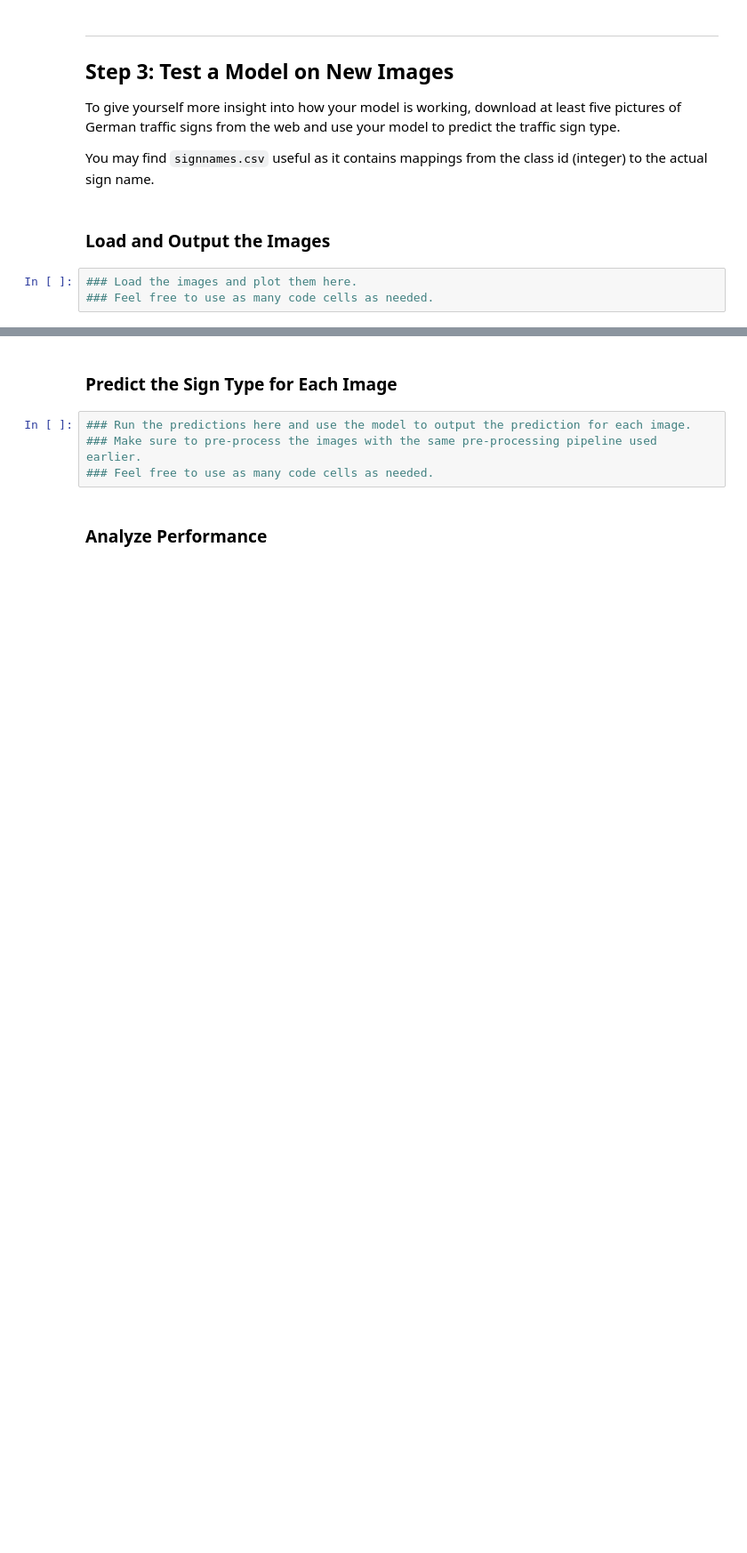
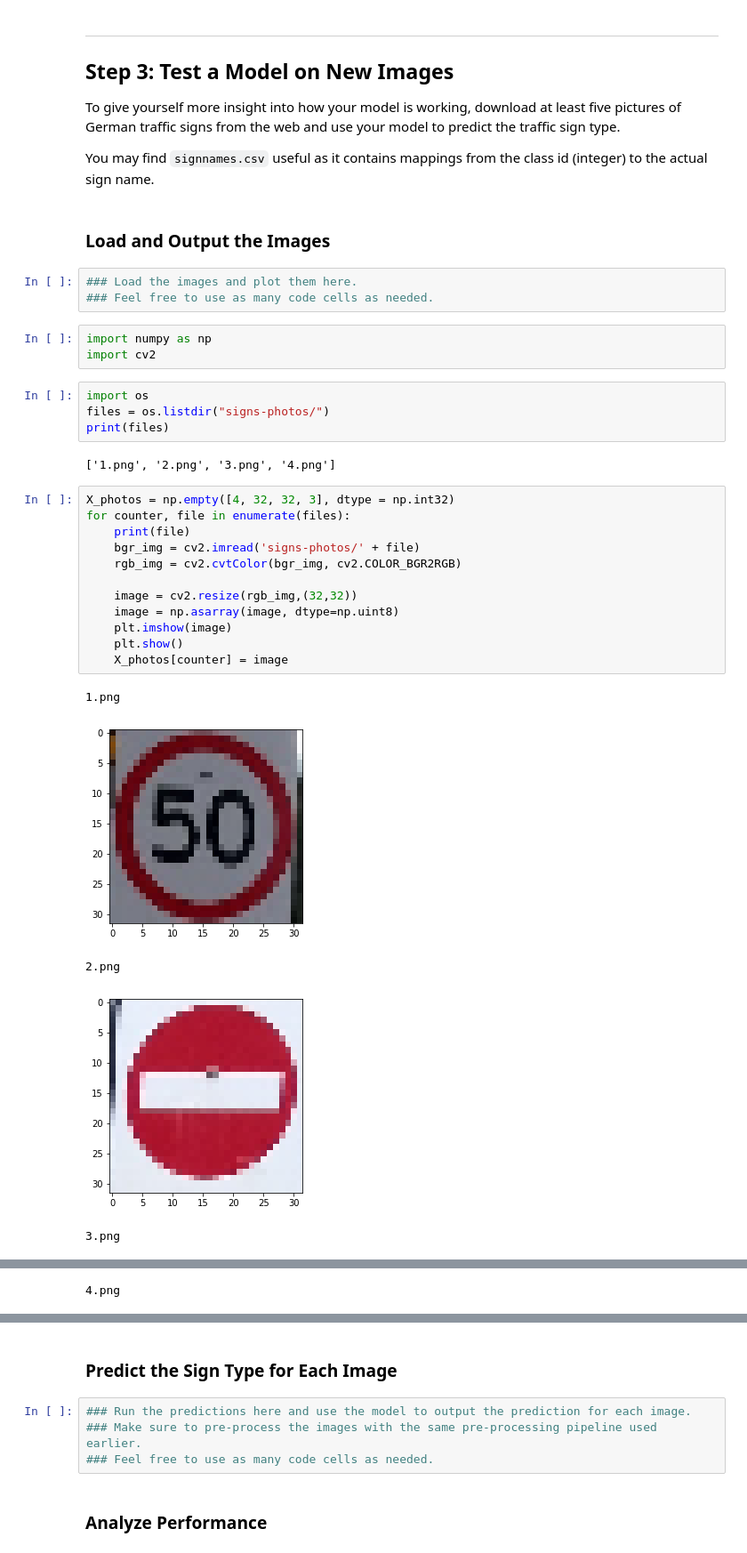
Before and after one commit to clockworkbits/CarND-Traffic-Sign-Classifier-Project, a Jupyter notebook: Traffic_Sign_Classifier.ipynb, the cells around one changed output, grey strips where cells are left out. Shown at 89% size. Cells and saved outputs as stored; diff of their text form; blank space fills up the shorter version.

Commit message:
More photos.

```diff
--- a/Traffic_Sign_Classifier.ipynb
+++ b/Traffic_Sign_Classifier.ipynb
@@ -379,3 +379,30 @@ You may find `signnames.csv` useful as it contains mappings from the class id (i
 # %%
 ### Load the images and plot them here.
 ### Feel free to use as many code cells as needed.
+# %%
+import numpy as np
+import cv2
+# %%
+import os
+files = os.listdir("signs-photos/")
+print(files)
+# %% [output]
+['1.png', '2.png', '3.png', '4.png']
+# %%
+X_photos = np.empty([4, 32, 32, 3], dtype = np.int32)
+for counter, file in enumerate(files):
+    print(file)
+    bgr_img = cv2.imread('signs-photos/' + file)
+    rgb_img = cv2.cvtColor(bgr_img, cv2.COLOR_BGR2RGB)
+
+    image = cv2.resize(rgb_img,(32,32))
+    image = np.asarray(image, dtype=np.uint8)
+    plt.imshow(image)
+    plt.show()
+    X_photos[counter] = image
+# %% [output]
+1.png
+[figure, added]
+2.png
+[figure, added]
+3.png
@@ -381,0 +410 @@ You may find `signnames.csv` useful as it contains mappings from the class id (i
+4.png
```
Also changed, not shown: parts of 6 cells of this notebook, 3 other files.
